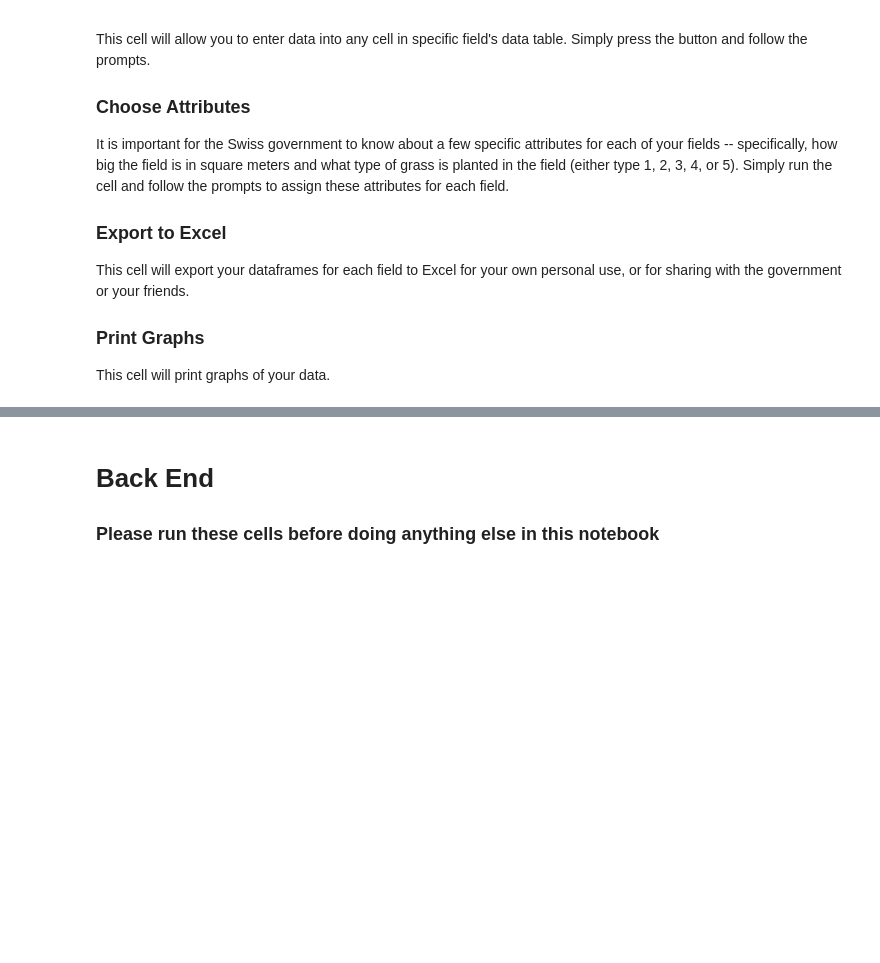
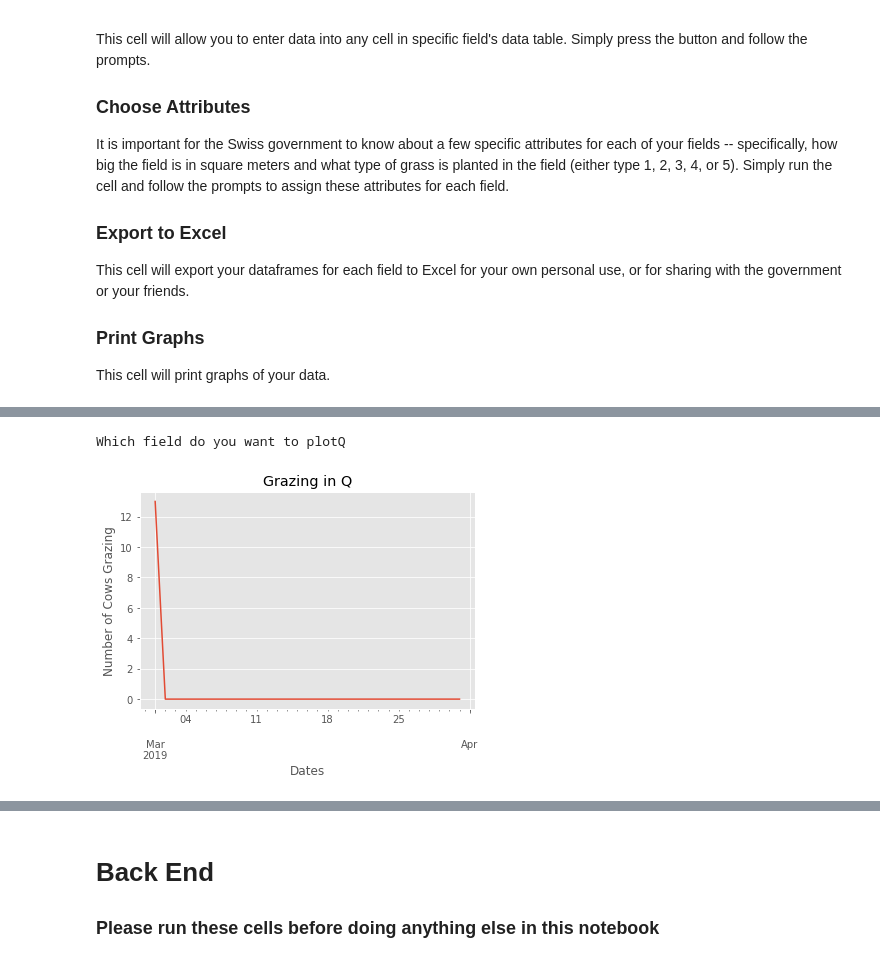
Before and after one commit to Gallster/Quant-Programming-Project, a Jupyter notebook: Final project.ipynb, the cells around one changed output, grey strips where cells are left out. Drawn from its saved outputs; the diff is of its cells as text; code cells hidden in the pictures; blank space fills up the shorter version.

```diff
--- a/Final project.ipynb
+++ b/Final project.ipynb
@@ -87,0 +119,5 @@ NameError: name 'input_data' is not defined
+# %%
+print_grazing(ab)
+# %% [output]
+Which field do you want to plotQ
+[figure, added]
```
Also changed, not shown: parts of 26 cells of this notebook, 2 other files.
